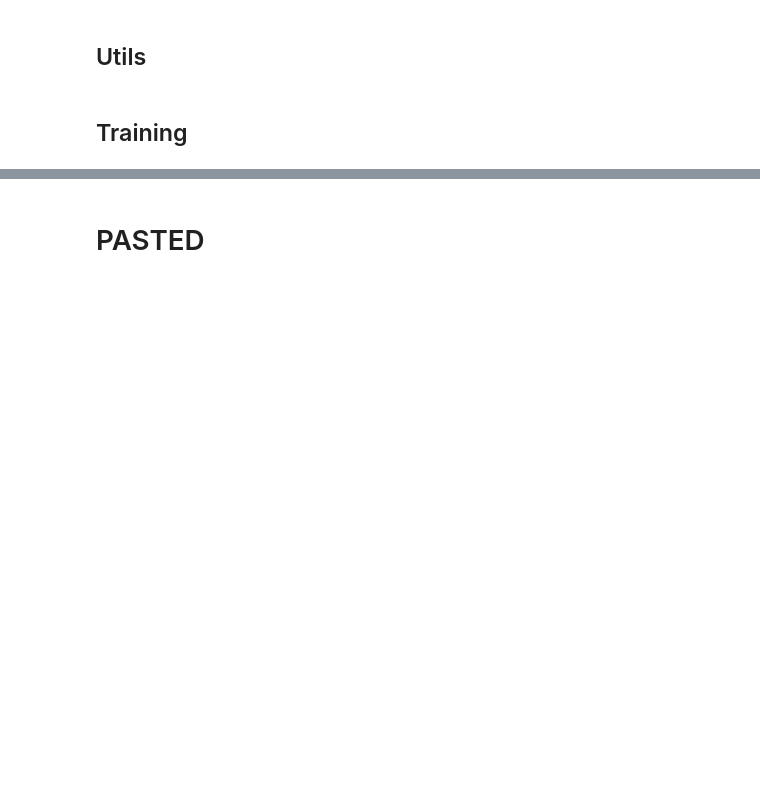
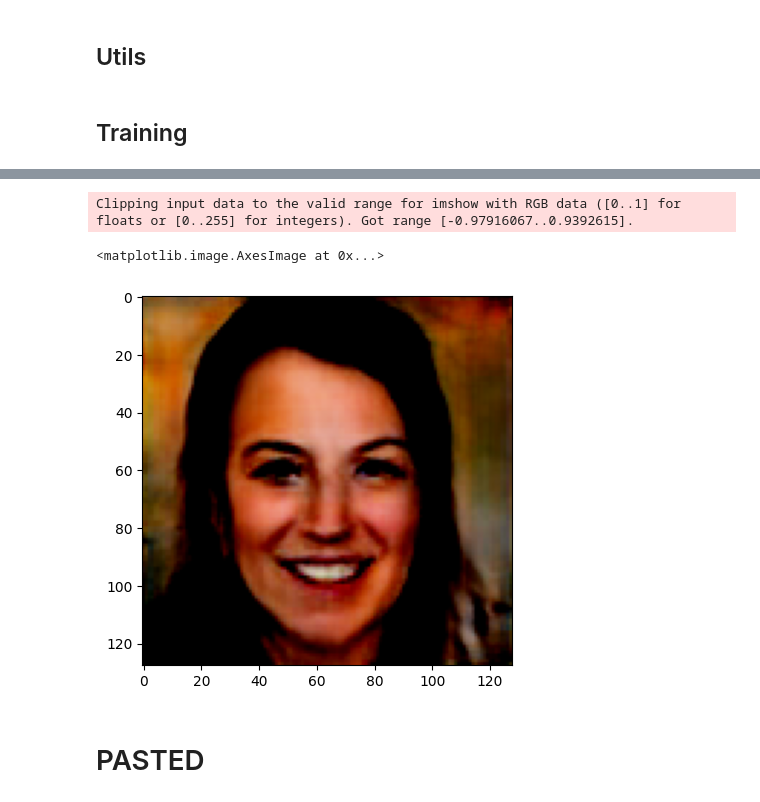
Before and after one commit to sanyamjain0315/generated-image-detection, a Jupyter notebook: PROGAN.ipynb, the cells around one changed output, grey strips where cells are left out. Saved outputs shown, nothing was run; the diff lists cells and outputs as text; code cells hidden in the pictures; blank space fills up the shorter version.

```diff
--- a/PROGAN.ipynb
+++ b/PROGAN.ipynb
@@ -28,11 +28,12 @@ import os
 # %% [markdown]
 ## Config
 # %%
+os.makedirs("models", exist_ok=True)
 class Config:
     START_TRAIN_AT_IMG_SIZE = 128
     DATASET = 'real_vs_fake/real-vs-fake/train'
-    CHECKPOINT_GEN = "generator.pth"
-    CHECKPOINT_CRITIC = "critic.pth"
+    CHECKPOINT_GEN = "models/generator.pth"
+    CHECKPOINT_CRITIC = "models/critic.pth"
     DEVICE = torch.device("cuda" if torch.cuda.is_available() else "cpu")
     SAVE_MODEL = True
     LOAD_MODEL = False
@@ -534,3 +560,13 @@ def main():
+# %%
+import matplotlib.pyplot as plt
+
+noise = torch.randn(1, config.Z_DIM, 1, 1).to(config.DEVICE)
+fake = gen(noise, alpha, step).squeeze()
+plt.imshow(fake.cpu().detach().permute(1, 2, 0)  )
+# %% [output]
+Clipping input data to the valid range for imshow with RGB data ([0..1] for floats or [0..255] for integers). Got range [-0.97916067..0.9392615].
+<matplotlib.image.AxesImage at 0x...>
+[figure, added]
 # %% [markdown]
 # PASTED
 # %%
```
Also changed, not shown: parts of 4 cells of this notebook, 3 other files.
